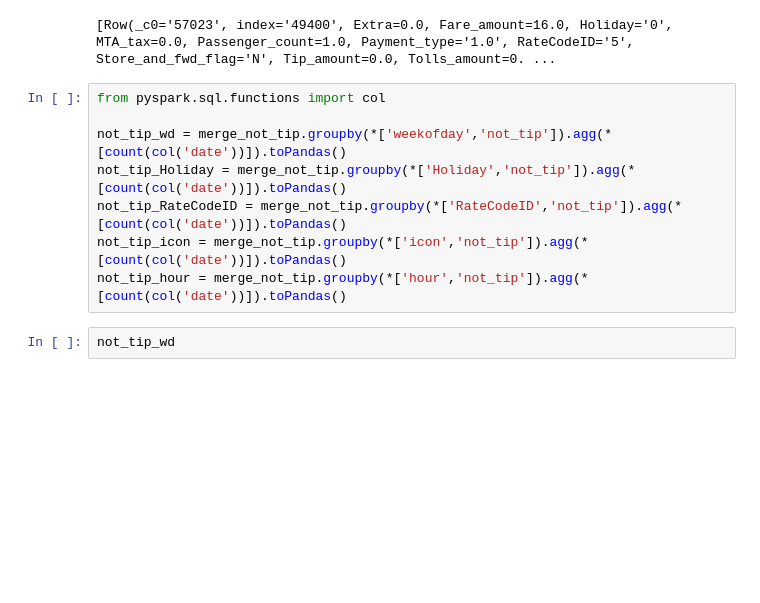
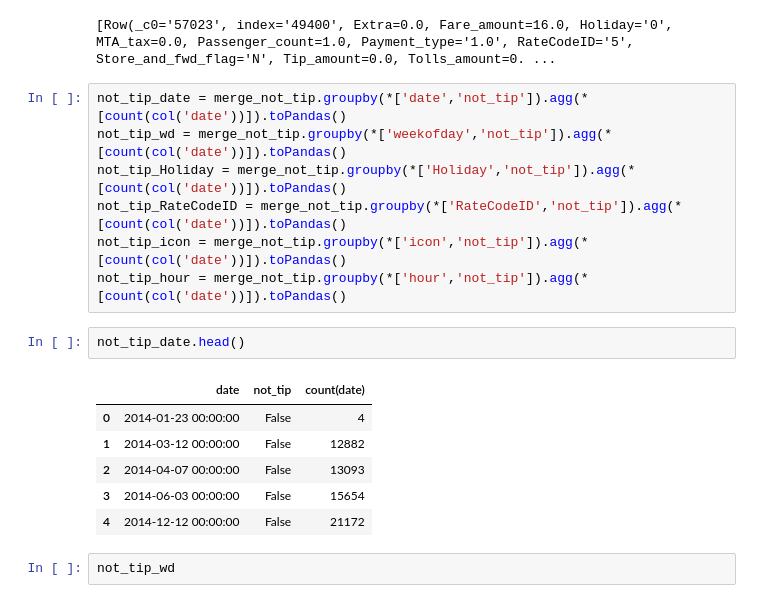
Before and after one commit to MiyainNYC/PySpark-Data-Challenge, a Jupyter notebook: EDA_PySpark.ipynb, the cells around one changed output. Drawn from its saved outputs; the diff is of its cells as text; blank space fills up the shorter version.

```diff
--- a/EDA_PySpark.ipynb
+++ b/EDA_PySpark.ipynb
@@ -450,13 +465,21 @@ merge_not_tip.take(1)
 # %% [output]
 [Row(_c0='57023', index='49400', Extra=0.0, Fare_amount=16.0, Holiday='0', MTA_tax=0.0, Passenger_count=1.0, Payment_type='1.0', RateCodeID='5', Store_and_fwd_flag='N', Tip_amount=0.0, Tolls_amount=0. ...
 # %%
-from pyspark.sql.functions import col
-
+not_tip_date = merge_not_tip.groupby(*['date','not_tip']).agg(*[count(col('date'))]).toPandas()
 not_tip_wd = merge_not_tip.groupby(*['weekofday','not_tip']).agg(*[count(col('date'))]).toPandas()
 not_tip_Holiday = merge_not_tip.groupby(*['Holiday','not_tip']).agg(*[count(col('date'))]).toPandas()
 not_tip_RateCodeID = merge_not_tip.groupby(*['RateCodeID','not_tip']).agg(*[count(col('date'))]).toPandas()
 not_tip_icon = merge_not_tip.groupby(*['icon','not_tip']).agg(*[count(col('date'))]).toPandas()
 not_tip_hour = merge_not_tip.groupby(*['hour','not_tip']).agg(*[count(col('date'))]).toPandas()
+# %%
+not_tip_date.head()
+# %% [output]
+|  | date | not_tip | count(date) |
+| 0 | 2014-01-23 00:00:00 | False | 4 |
+| 1 | 2014-03-12 00:00:00 | False | 12882 |
+| 2 | 2014-04-07 00:00:00 | False | 13093 |
+| 3 | 2014-06-03 00:00:00 | False | 15654 |
+| 4 | 2014-12-12 00:00:00 | False | 21172 |
 # %%
 not_tip_wd
 # %% [output]
```
Also changed, not shown: parts of 25 cells of this notebook.
